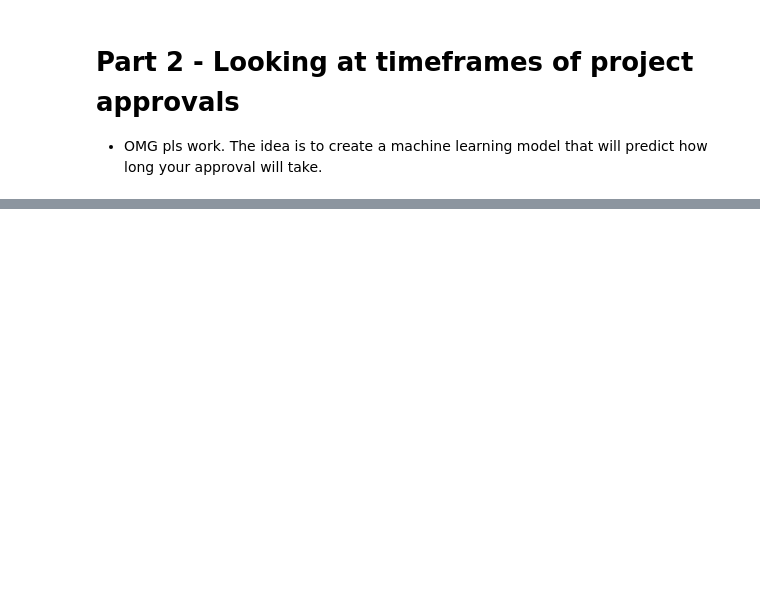
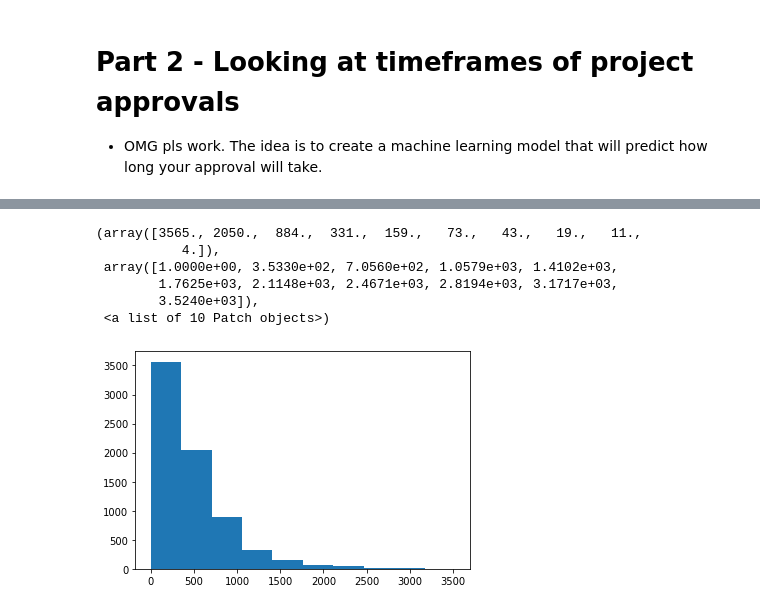
Before and after one commit to ricardozacarias/lisbon-buildings, a Jupyter notebook: construction.ipynb, the cells around one changed output, grey strips where cells are left out. Drawn from its saved outputs; the diff is of its cells as text; code cells hidden in the pictures; blank space fills up the shorter version.

```diff
--- a/construction.ipynb
+++ b/construction.ipynb
@@ -78,3 +164,3 @@ sns.heatmap(fun.corr())
 # %%
-X = fun.drop('DEMORA', axis=1)
-y = fun['DEMORA']
+X = alvaras_ml.drop('DEMORA', axis=1)
+y = alvaras_ml['DEMORA']
@@ -140,0 +237,10 @@ cv_rfr
+# %%
+plt.hist(y)
+# %% [output]
+(array([3565., 2050.,  884.,  331.,  159.,   73.,   43.,   19.,   11.,
+           4.]),
+ array([1.0000e+00, 3.5330e+02, 7.0560e+02, 1.0579e+03, 1.4102e+03,
+        1.7625e+03, 2.1148e+03, 2.4671e+03, 2.8194e+03, 3.1717e+03,
+        3.5240e+03]),
+ <a list of 10 Patch objects>)
+[figure, added]
```
Also changed, not shown: parts of 34 cells of this notebook.
